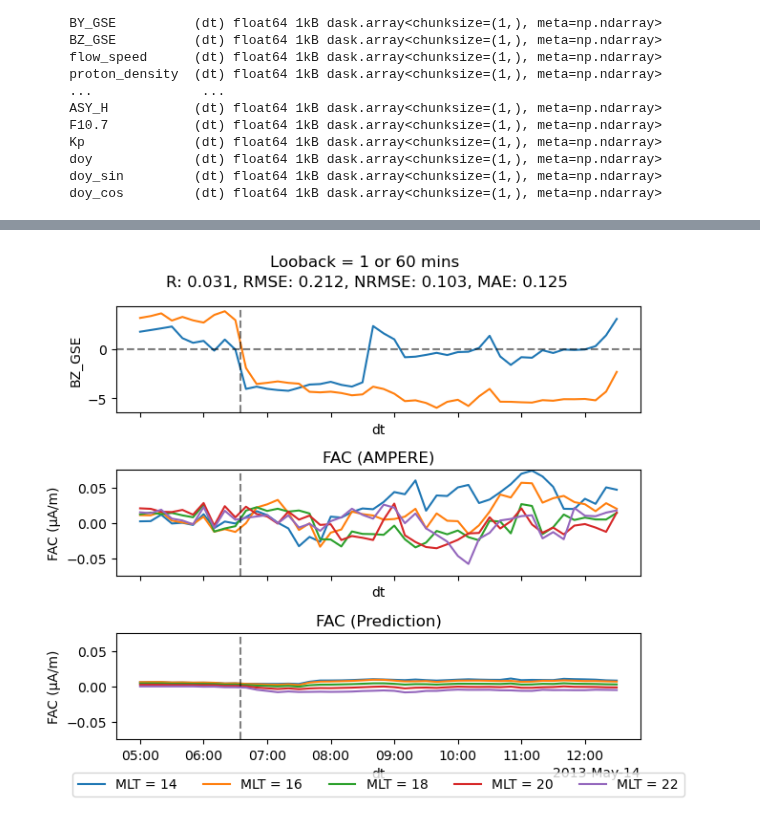
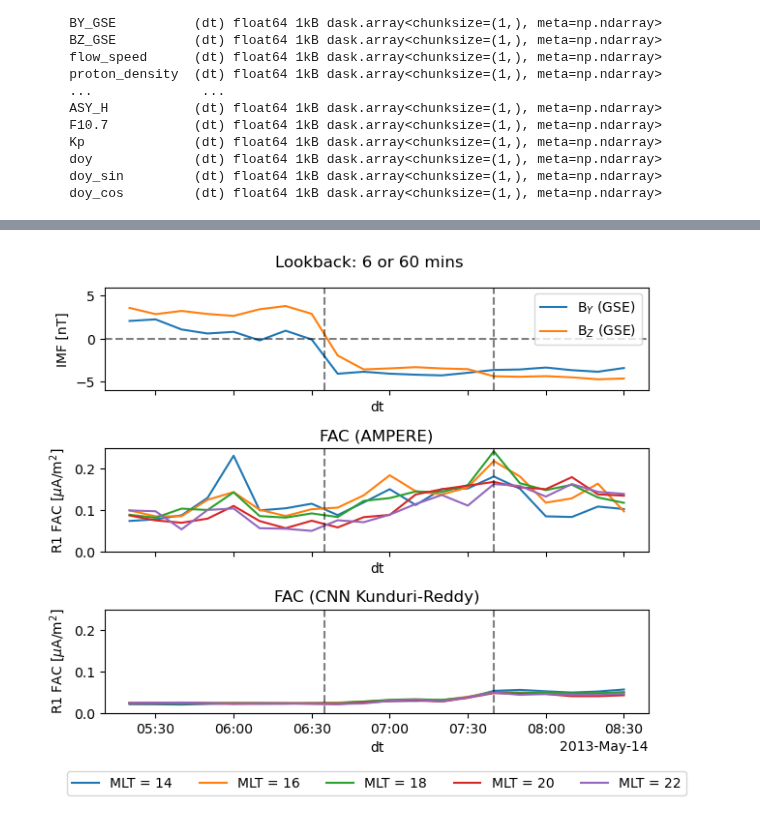
Before and after one commit to reddy-sachin/REPPU-ESN2, a Jupyter notebook: AMPERE/kundari_cnn.ipynb, the cells around one changed output, grey strips where cells are left out. Saved outputs shown, nothing was run; the diff lists cells and outputs as text; code cells hidden in the pictures.

```diff
--- a/AMPERE/kundari_cnn.ipynb
+++ b/AMPERE/kundari_cnn.ipynb
@@ -459,41 +459,66 @@ Data variables:
     proton_density  float64 8B 5.729
 # %%
 #linepllot of Jpat true across all mlat and mlt at a given timestep with dt as x-axis
-fig, ax = plt.subplots(3,1,figsize=(7, 6), sharex=True, sharey=False)
-ds = ds.sel(dt=slice('2013-05-14T05:00:00', '2013-05-14T12:30:00'))
 
-ds['BY_GSE'].plot(ax=ax[0], label='BY_GSE')
-ds['BZ_GSE'].plot(ax=ax[0], label='BZ_GSE')
+def plot_line(ds):
+    ds = ds.copy()
+
+    fig, ax = plt.subplots(3,1,figsize=(7, 6), sharex=True, sharey=False)
+    ds = ds.sel(dt=slice('2013-05-14T05:15:00', '2013-05-14T08:30:00'))
+    ds = ds.sel(mlt=slice(14,23))
+    ds = ds.sel(mlat=slice(65,78))
+
+    ds['Jpar_true_abs'] = np.abs(ds['Jpar_true'])
+    ds['Jpar_pred_abs'] = np.abs(ds['Jpar_pred'])
+
+    ds['BY_GSE'].plot(ax=ax[0], label='BY_GSE')
+    ds['BZ_GSE'].plot(ax=ax[0], label='BZ_GSE')
+    ax[0].legend(loc='upper right')
+    ax[0].set_ylim(-6, 6)
+    ax[0].set_ylabel(f'IMF [nT]')
+    #change labels in legend
+    ax[0].legend(['B$_{Y}$ (GSE)', 'B$_{Z}$ (GSE)'])
 
 
-ds['Jpar_true'].isel(mlt=14).mean(dim='mlat').plot(ax=ax[1], label='MLT = 14')
-ds['Jpar_true'].isel(mlt=16).mean(dim='mlat').plot(ax=ax[1], label='MLT = 16')
-ds['Jpar_true'].isel(mlt=18).mean(dim='mlat').plot(ax=ax[1], label='MLT = 18')
-ds['Jpar_true'].isel(mlt=20).mean(dim='mlat').plot(ax=ax[1], label='MLT = 20')
-ds['Jpar_true'].isel(mlt=22).mean(dim='mlat').plot(ax=ax[1], label='MLT = 22')
-ax[1].set_title('FAC (AMPERE)')
-ax[1].set_ylabel('FAC (µA/m)')
-ax[1].set_ylim(-0.075, 0.075)
+    ds['Jpar_true_abs'].isel(mlt=0).mean(dim='mlat').plot(ax=ax[1], label='MLT = 14')
+    ds['Jpar_true_abs'].isel(mlt=2).mean(dim='mlat').plot(ax=ax[1], label='MLT = 16')
+    ds['Jpar_true_abs'].isel(mlt=4).mean(dim='mlat').plot(ax=ax[1], label='MLT = 18')
+    ds['Jpar_true_abs'].isel(mlt=6).mean(dim='mlat').plot(ax=ax[1], label='MLT = 20')
+    ds['Jpar_true_abs'].isel(mlt=8).mean(dim='mlat').plot(ax=ax[1], label='MLT = 22')
+    ax[1].set_title('FAC (AMPERE)')
+    fac_units = r'$\mu$A/m$^2$'
+    ax[1].set_ylabel(f'R1 FAC [{fac_units}]')
+    ax[1].set_ylim(0, 0.25)
 
-ds['Jpar_pred'].isel(mlt=14).mean(dim='mlat').plot(ax=ax[2], label='MLT = 14')
-ds['Jpar_pred'].isel(mlt=16).mean(dim='mlat').plot(ax=ax[2], label='MLT = 16')
-ds['Jpar_pred'].isel(mlt=18).mean(dim='mlat').plot(ax=ax[2], label='MLT = 18')
-ds['Jpar_pred'].isel(mlt=20).mean(dim='mlat').plot(ax=ax[2], label='MLT = 20')
-ds['Jpar_pred'].isel(mlt=22).mean(dim='mlat').plot(ax=ax[2], label='MLT = 22')
-ax[2].set_title('FAC (Prediction)')
-ax[2].set_ylabel('FAC (µA/m)')
-ax[2].set_ylim(-0.075, 0.075)
+    ds['Jpar_pred_abs'].isel(mlt=0).mean(dim='mlat').plot(ax=ax[2], label='MLT = 14')
+    ds['Jpar_pred_abs'].isel(mlt=2).mean(dim='mlat').plot(ax=ax[2], label='MLT = 16')
+    ds['Jpar_pred_abs'].isel(mlt=4).mean(dim='mlat').plot(ax=ax[2], label='MLT = 18')
+    ds['Jpar_pred_abs'].isel(mlt=6).mean(dim='mlat').plot(ax=ax[2], label='MLT = 20')
+    ds['Jpar_pred_abs'].isel(mlt=8).mean(dim='mlat').plot(ax=ax[2], label='MLT = 22')
+    ax[2].set_title('FAC (CNN Kunduri-Reddy)')
+    ax[2].set_ylabel(f'R1 FAC [{fac_units}]')
+    ax[2].set_ylim(0, 0.25)
 
-fig.suptitle(f'Looback = 1 or 60 mins \nR: {R:.3f}, RMSE: {RMSE:.3f}, NRMSE: {NRMSE:.3f}, MAE: {MAE:.3f}', linespacing=1.5)
+    fig.suptitle(f'Lookback: 6 or 60 mins ', linespacing=1.5)
 
-#add vertcal bar to all suplots at 6:00
-for i in range(3):
-    ax[i].axvline(x=datetime.datetime(2013, 5, 14, 6, 35, 0), color='black', linestyle='--', alpha=0.5)
+    #add vertcal bar to all suplots at 6:00
+    for i in range(3):
+        ax[i].axvline(x=datetime.datetime(2013, 5, 14, 6, 35, 0), color='black', linestyle='--', alpha=0.5)
 
-#add horiztonal line at y = 0 for subplot0
-ax[0].axhline(y=0, color='black', linestyle='--', alpha=0.5)
+    for i in range(3):
+        ax[i].axvline(x=datetime.datetime(2013, 5, 14, 7, 40, 0), color='black', linestyle='--', alpha=0.5)
 
-legend = ax[2].legend(loc='upper center', bbox_to_anchor=(0.5, -0.25), shadow=False, ncol=5)
-plt.tight_layout()
+    #add horiztonal line at y = 0 for subplot0
+    ax[0].axhline(y=0, color='black', linestyle='--', alpha=0.5)
+
+    legend = ax[2].legend(loc='upper center', bbox_to_anchor=(0.5, -0.5), shadow=False, ncol=5)
+    plt.tight_layout()
+    #ax[0].grid()
+    #ax[1].grid()
+    #ax[2].grid()
+
+    plt.savefig('Lookback_60_mins_kunduri.png', dpi=300)
+
+plot_line(ds)
 # %% [output]
-[figure, old version]
+[figure, new version]
```
Also changed, not shown: parts of 5 cells of this notebook, 9 other files.
